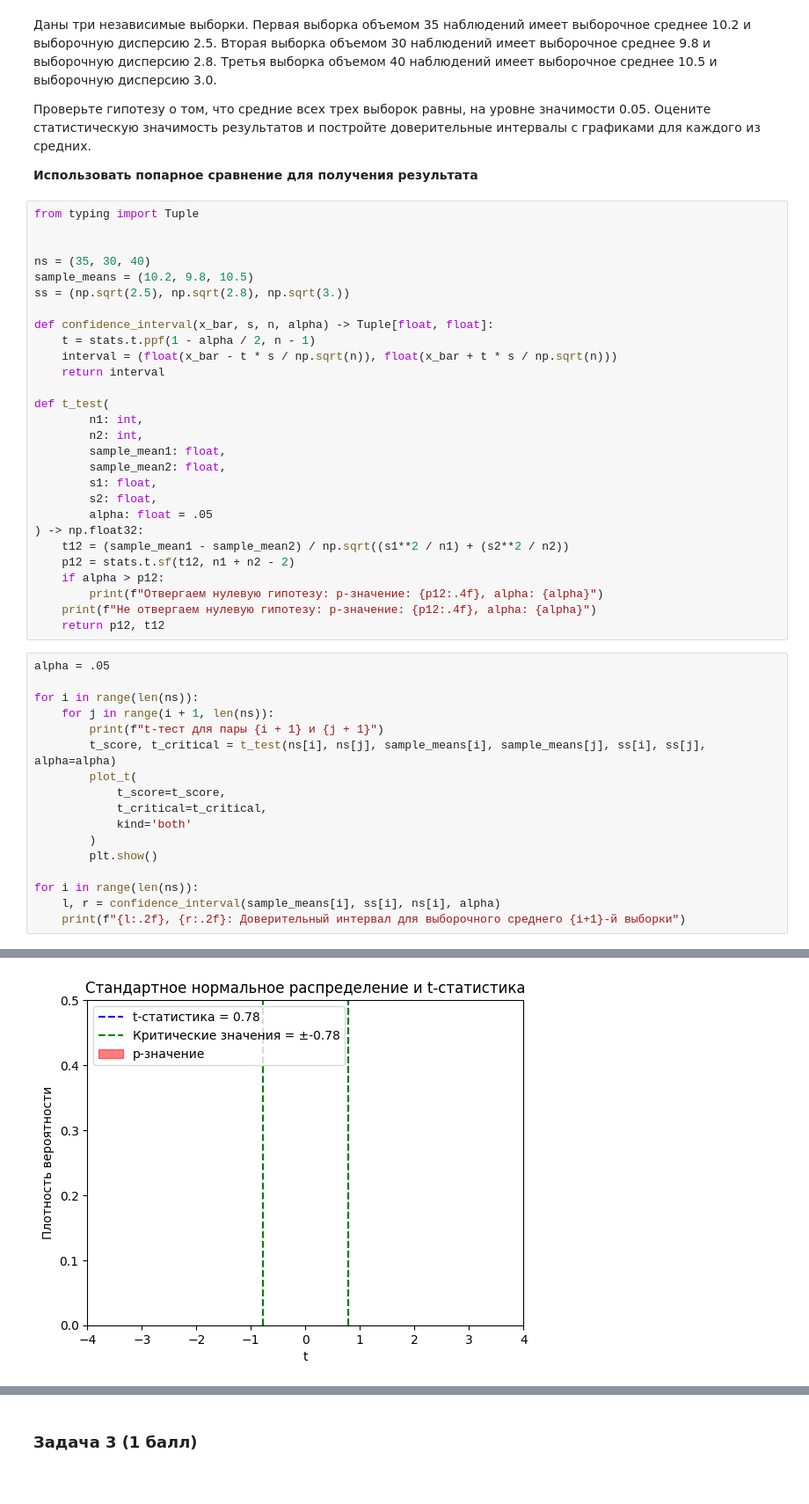
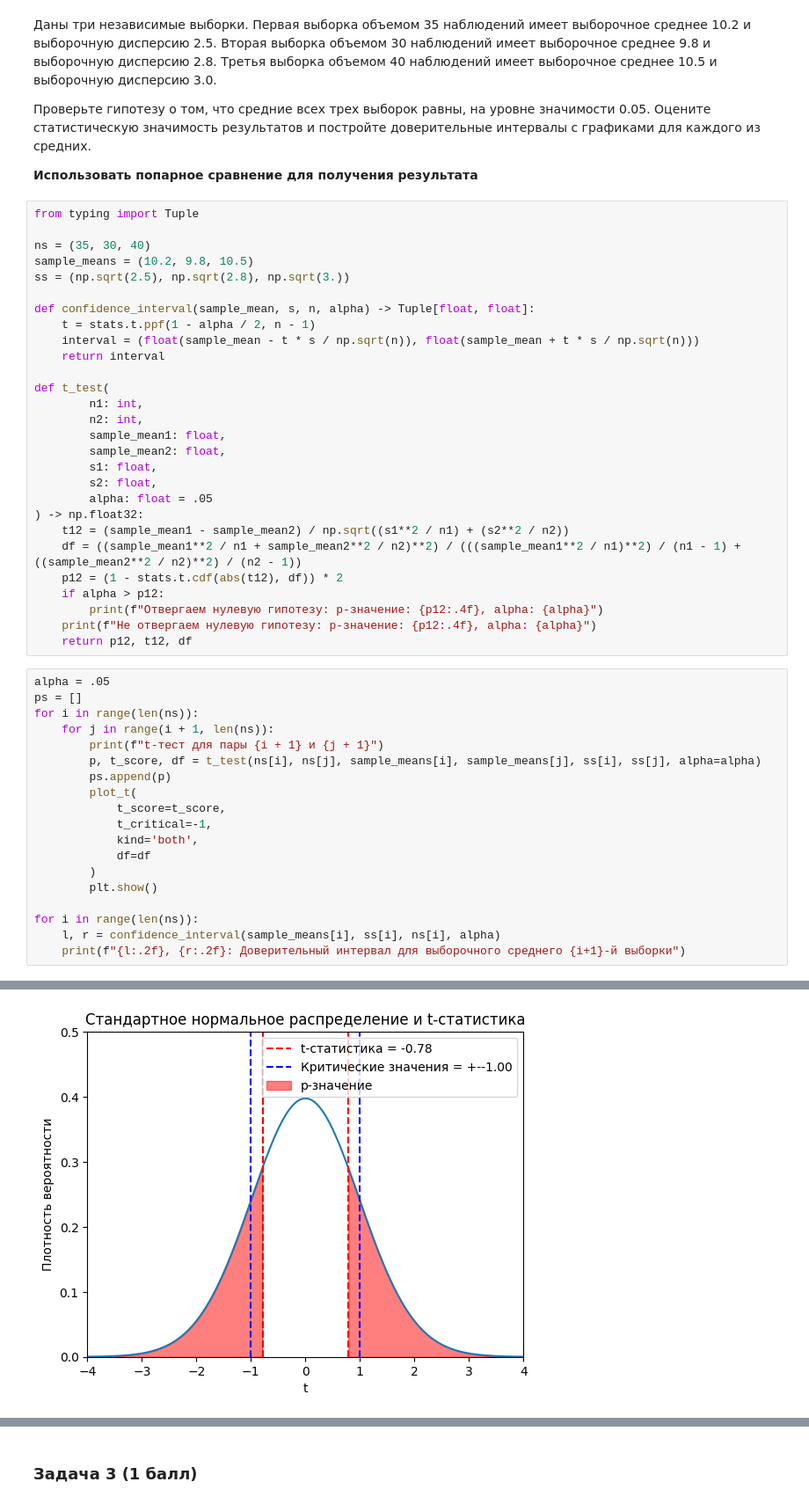
Before and after one commit to SpongeFrogy/Math_Statistics_ATH_2024, a Jupyter notebook: hw_3/ITMO_MathStat_HW_3.ipynb, the cells around one changed output, grey strips where cells are left out. Shown at 88% size. Saved outputs shown, nothing was run; the diff lists cells and outputs as text.

```diff
--- a/hw_3/ITMO_MathStat_HW_3.ipynb
+++ b/hw_3/ITMO_MathStat_HW_3.ipynb
@@ -130,15 +138,14 @@ p-значение: 0.0007
 **Использовать попарное сравнение для получения результата**
 # %%
 from typing import Tuple
-
 
 ns = (35, 30, 40)
 sample_means = (10.2, 9.8, 10.5)
 ss = (np.sqrt(2.5), np.sqrt(2.8), np.sqrt(3.))
 
-def confidence_interval(x_bar, s, n, alpha) -> Tuple[float, float]:
+def confidence_interval(sample_mean, s, n, alpha) -> Tuple[float, float]:
     t = stats.t.ppf(1 - alpha / 2, n - 1)
-    interval = (float(x_bar - t * s / np.sqrt(n)), float(x_bar + t * s / np.sqrt(n)))
+    interval = (float(sample_mean - t * s / np.sqrt(n)), float(sample_mean + t * s / np.sqrt(n)))
     return interval
 
 def t_test(
@@ -151,22 +158,25 @@ def t_test(
         alpha: float = .05
 ) -> np.float32:
     t12 = (sample_mean1 - sample_mean2) / np.sqrt((s1**2 / n1) + (s2**2 / n2))
-    p12 = stats.t.sf(t12, n1 + n2 - 2)
+    df = ((sample_mean1**2 / n1 + sample_mean2**2 / n2)**2) / (((sample_mean1**2 / n1)**2) / (n1 - 1) + ((sample_mean2**2 / n2)**2) / (n2 - 1))
+    p12 = (1 - stats.t.cdf(abs(t12), df)) * 2
     if alpha > p12:
         print(f"Отвергаем нулевую гипотезу: p-значение: {p12:.4f}, alpha: {alpha}")
     print(f"Не отвергаем нулевую гипотезу: p-значение: {p12:.4f}, alpha: {alpha}")
-    return p12, t12
+    return p12, t12, df
 # %%
 alpha = .05
-
+ps = []
 for i in range(len(ns)):
     for j in range(i + 1, len(ns)):
         print(f"t-тест для пары {i + 1} и {j + 1}")
-        t_score, t_critical = t_test(ns[i], ns[j], sample_means[i], sample_means[j], ss[i], ss[j], alpha=alpha)
+        p, t_score, df = t_test(ns[i], ns[j], sample_means[i], sample_means[j], ss[i], ss[j], alpha=alpha)
+        ps.append(p)
         plot_t(
             t_score=t_score,
-            t_critical=t_critical,
-            kind='both'
+            t_critical=-1,
+            kind='both',
+            df=df
         )
         plt.show()
 
@@ -182,2 +192,2 @@ t-тест для пары 1 и 3
-[figure, old version]
+[figure, new version]
 t-тест для пары 2 и 3
```
Also changed, not shown: parts of 31 cells of this notebook.
